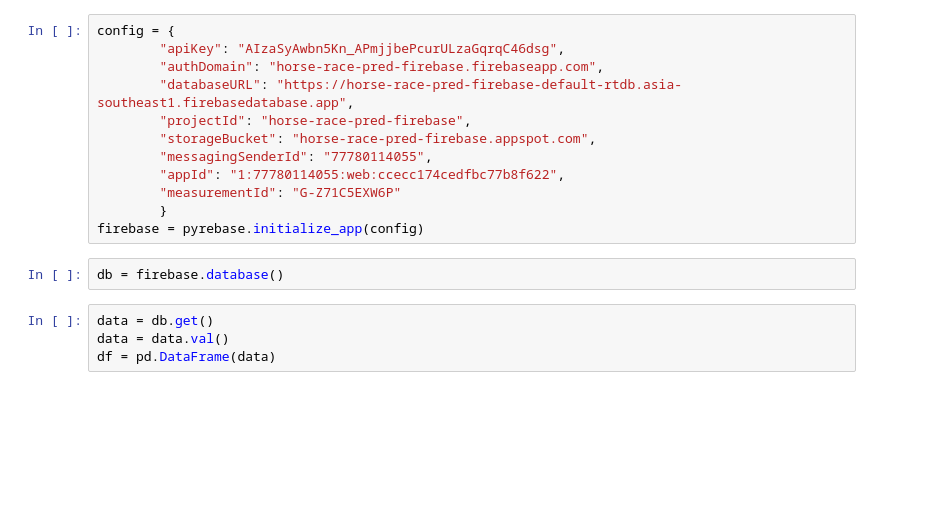
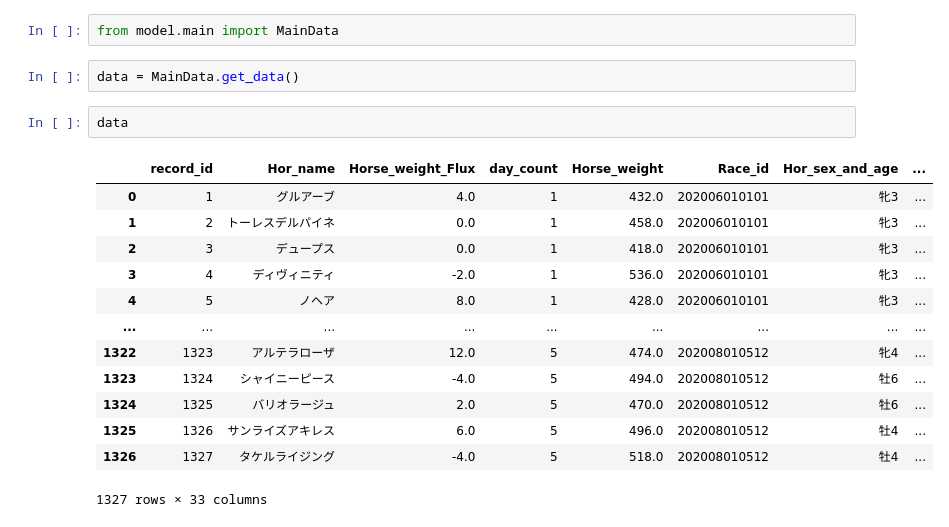
Before and after one commit to kaish-yo/fastapi-horseracepred, a Jupyter notebook: Tests.ipynb, the cells around one changed output. Drawn from its saved outputs; the diff is of its cells as text; blank space fills up the shorter version.

```diff
--- a/Tests.ipynb
+++ b/Tests.ipynb
@@ -44,18 +1,20 @@ import pyrebase
-# %%
-config = {
-        "apiKey": "AIzaSyAwbn5Kn_APmjjbePcurULzaGqrqC46dsg",
-        "authDomain": "horse-race-pred-firebase.firebaseapp.com",
-        "databaseURL": "https://horse-race-pred-firebase-default-rtdb.asia-southeast1.firebasedatabase.app",
-        "projectId": "horse-race-pred-firebase",
-        "storageBucket": "horse-race-pred-firebase.appspot.com",
-        "messagingSenderId": "77780114055",
-        "appId": "1:77780114055:web:ccecc174cedfbc77b8f622",
-        "measurementId": "G-Z71C5EXW6P"
-        }
-firebase = pyrebase.initialize_app(config)
-# %%
-db = firebase.database()
-# %%
-data = db.get()
-data = data.val()
-df = pd.DataFrame(data)
+# %%
+from model.main import MainData
+# %%
+data = MainData.get_data()
+# %%
+data
+# %% [output]
+|  | record_id | Hor_name | Horse_weight_Flux | day_count | Horse_weight | Race_id | Hor_sex_and_age | ... |
+| 0 | 1 | グルアーブ | 4.0 | 1 | 432.0 | 202006010101 | 牝3 | ... |
+| 1 | 2 | トーレスデルパイネ | 0.0 | 1 | 458.0 | 202006010101 | 牝3 | ... |
+| 2 | 3 | デュープス | 0.0 | 1 | 418.0 | 202006010101 | 牝3 | ... |
+| 3 | 4 | ディヴィニティ | -2.0 | 1 | 536.0 | 202006010101 | 牝3 | ... |
+| 4 | 5 | ノヘア | 8.0 | 1 | 428.0 | 202006010101 | 牝3 | ... |
+| ... | ... | ... | ... | ... | ... | ... | ... | ... |
+| 1322 | 1323 | アルテラローザ | 12.0 | 5 | 474.0 | 202008010512 | 牝4 | ... |
+| 1323 | 1324 | シャイニーピース | -4.0 | 5 | 494.0 | 202008010512 | 牡6 | ... |
+| 1324 | 1325 | バリオラージュ | 2.0 | 5 | 470.0 | 202008010512 | 牡6 | ... |
+| 1325 | 1326 | サンライズアキレス | 6.0 | 5 | 496.0 | 202008010512 | 牡4 | ... |
+| 1326 | 1327 | タケルライジング | -4.0 | 5 | 518.0 | 202008010512 | 牡4 | ... |
+1327 rows × 33 columns
```
Also changed, not shown: parts of 22 cells of this notebook, 48 other files.
